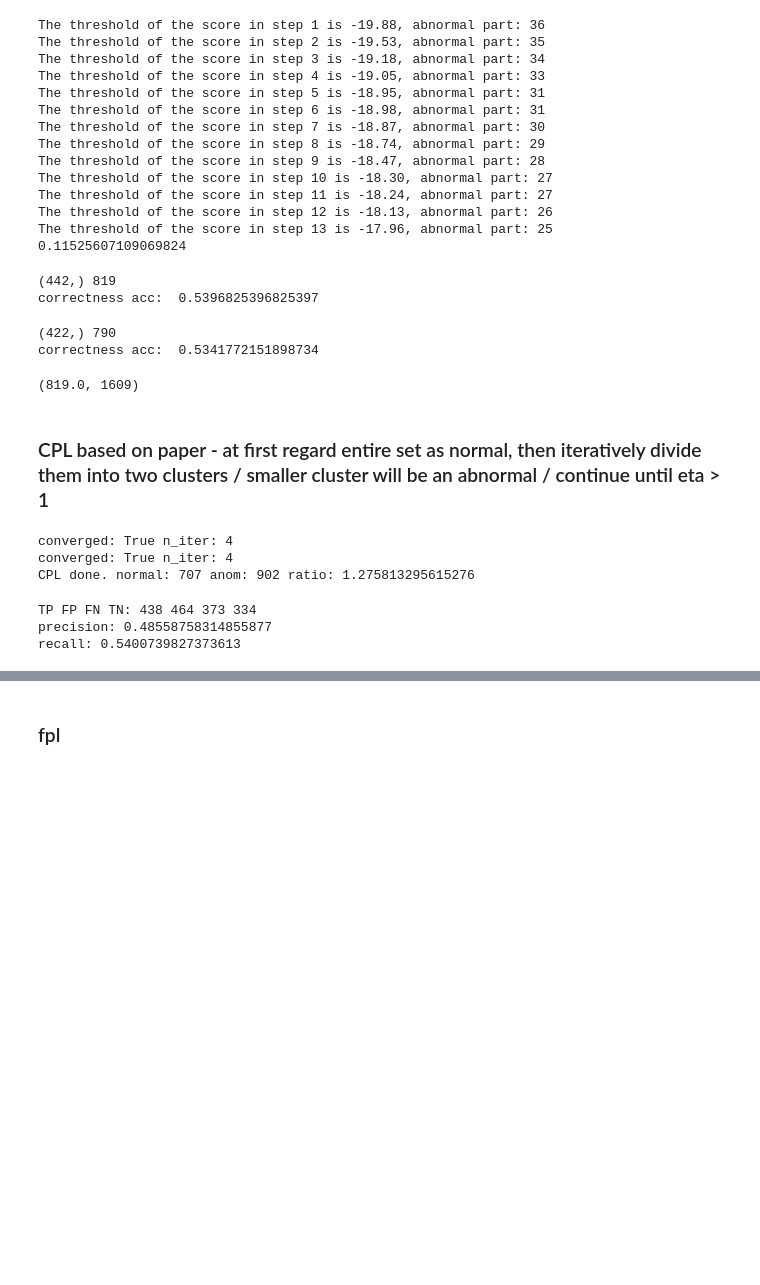
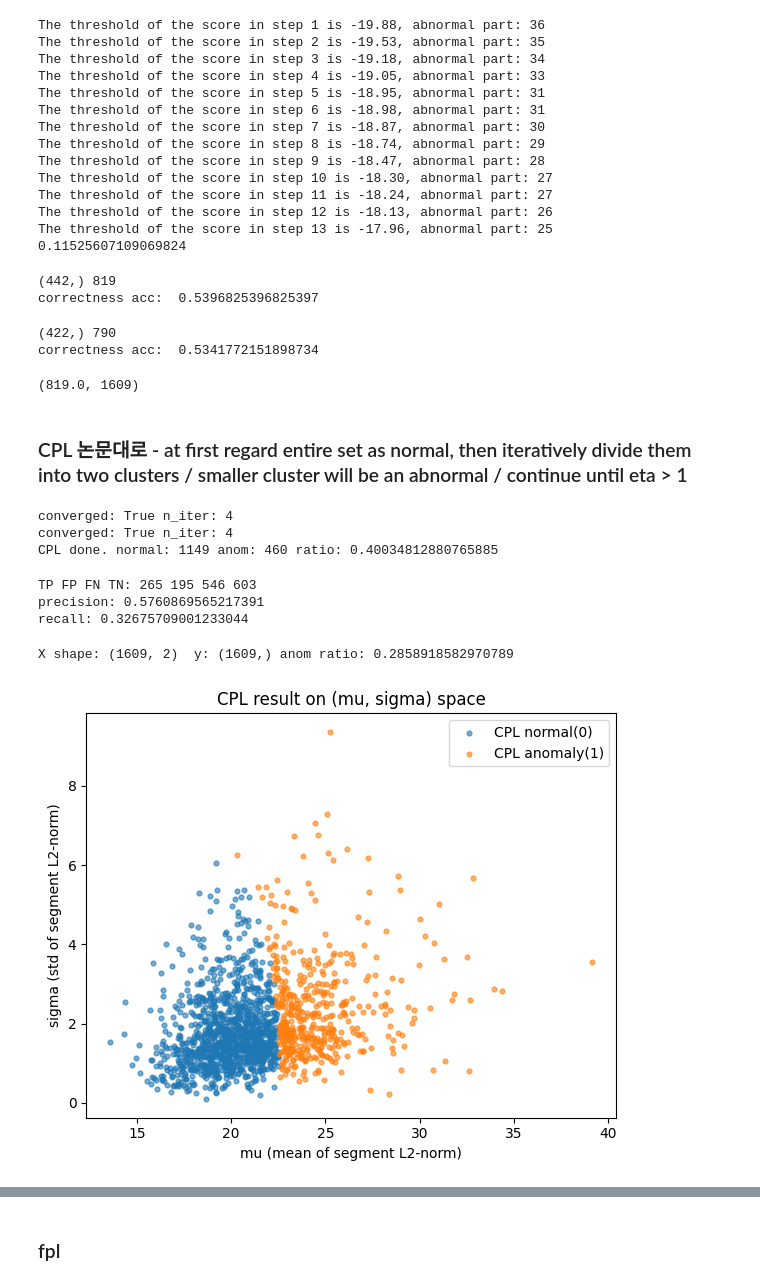
Before and after one commit to deepvad-team/video-anomaly-detection, a Jupyter notebook: notebooks/Unsupervised_PL_C2FPL.ipynb, the cells around one changed output, grey strips where cells are left out. Cells and saved outputs as stored; diff of their text form; code cells hidden in the pictures; blank space fills up the shorter version.

Commit message:
SelfPacedLearning_lr0.001/eta break/without -1 label

```diff
--- a/notebooks/Unsupervised_PL_C2FPL.ipynb
+++ b/notebooks/Unsupervised_PL_C2FPL.ipynb
@@ -36,3 +36,11 @@ for i, (fromid, toid) in enumerate(nalist):
 len(new_repr)
 # %% [output]
 1609
+# %%
+print("Total:", len(new_repr))
+print("Assumed abnormal:", 811)
+print("Assumed normal:", len(new_repr)-811)
+
+# 경계 근처 샘플 확인
+for i in range(805, 820):
+    print(i, type(new_repr[i]))
@@ -54,6 +81,12 @@ def estimate_gauss(X):
 
     mu = float(np.mean(X))
     var = float(np.std(X, ddof=1))   # 논문식 sigma(표준편차). 변수명 var은 그대로 둠.
+
+    return mu, var
+
+def estimate_gauss_fpl(X):
+    mu = np.mean(X, axis=0)
+    var = np.cov(X.T)
 
     return mu, var
 
@@ -213,7 +248,7 @@ sum(temp), len(temp)
 # %% [output]
 (819.0, 1609)
 # %% [markdown]
-### CPL based on paper - at first regard entire set as normal, then iteratively divide them into two clusters / smaller cluster will be an abnormal / continue until eta > 1
+### CPL 논문대로 - at first regard entire set as normal, then iteratively divide them into two clusters / smaller cluster will be an abnormal / continue until eta > 1
 # %%
 from sklearn.mixture import GaussianMixture
 import numpy as np
@@ -254,8 +289,8 @@ while (len(C1) / max(len(C0), 1)) <= eta and len(C0) >= 2:
     cur_ratio = len(C1) / max(len(C0),1)
     next_ratio = (len(C1) + len(Cs)) / max((len(C0)-len(Cs)),1)
 
-    #if next_ratio > eta:
-        #break
+    if next_ratio > eta:
+        break
 
     C1 = np.concatenate([C1, Cs])
     C0 = Cl
@@ -269,7 +304,7 @@ print("CPL done. normal:", len(C0), "anom:", len(C1), "ratio:", len(C1)/max(len(
 # %% [output]
 converged: True n_iter: 4
 converged: True n_iter: 4
-CPL done. normal: 707 anom: 902 ratio: 1.275813295615276
+CPL done. normal: 1149 anom: 460 ratio: 0.40034812880765885
 # %%
 pred_ab = set(np.where(temp == 1)[0])
 pred_no = set(np.where(temp == 0)[0])
@@ -286,6 +321,32 @@ print("TP FP FN TN:", tp, fp, fn, tn)
 print("precision:", tp / max(tp+fp,1))
 print("recall:", tp / max(tp+fn,1))
 # %% [output]
-TP FP FN TN: 438 464 373 334
-precision: 0.48558758314855877
-recall: 0.5400739827373613
+TP FP FN TN: 265 195 546 603
+precision: 0.5760869565217391
+recall: 0.32675709001233044
+# %%
+#cpl 결과 시각화
+#(mu, sigma) 산점도
+import numpy as np
+import matplotlib.pyplot as plt
+
+# params: list of (mu, sigma) or (mu, var) 튜플들
+X = np.asarray(params, dtype=np.float32).reshape(-1, 2)
+
+# temp: CPL 최종 pseudo video label (0/1), 길이 = len(X)
+y = temp.astype(int)
+
+print("X shape:", X.shape, " y:", y.shape, "anom ratio:", y.mean())
+
+plt.figure(figsize=(6,5))
+plt.scatter(X[y==0, 0], X[y==0, 1], s=12, alpha=0.6, label="CPL normal(0)")
+plt.scatter(X[y==1, 0], X[y==1, 1], s=12, alpha=0.6, label="CPL anomaly(1)")
+plt.xlabel("mu (mean of segment L2-norm)")
+plt.ylabel("sigma (std of segment L2-norm)")   # var 변수지만 std를 쓰고 있음
+plt.title("CPL result on (mu, sigma) space")
+plt.legend()
+plt.tight_layout()
+plt.show()
+# %% [output]
+X shape: (1609, 2)  y: (1609,) anom ratio: 0.2858918582970789
+[figure, added]
```
Also changed, not shown: parts of 23 cells of this notebook, 9 other files.
